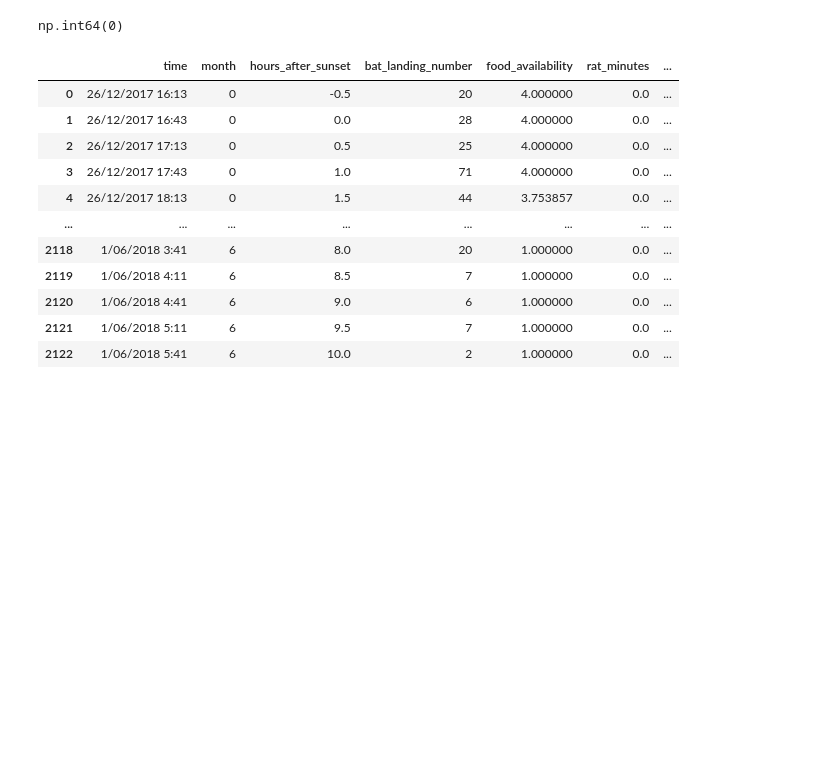
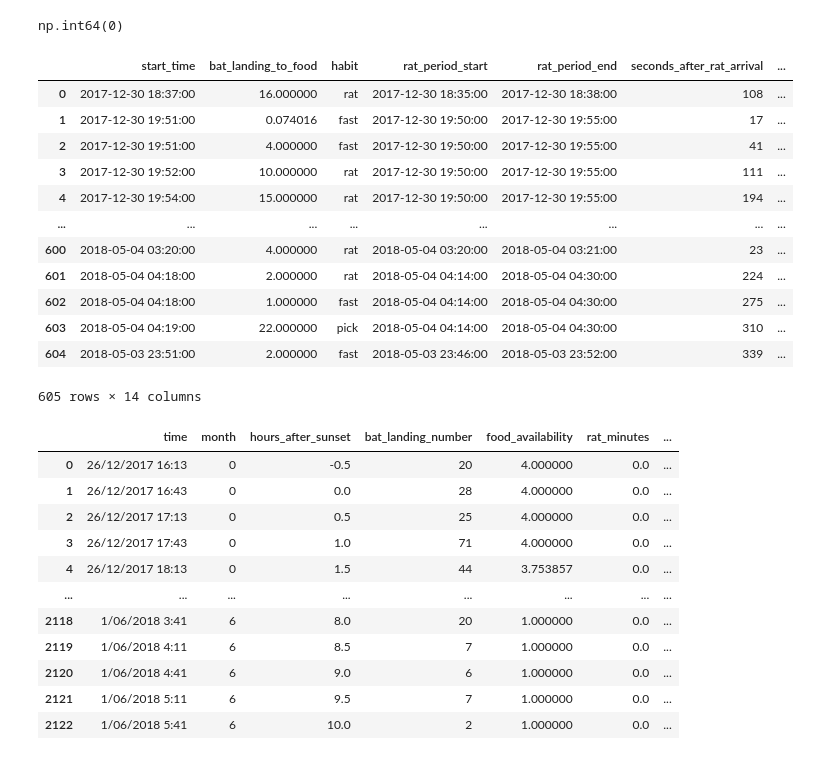
Before and after one commit to sawchinstha/Bat_Rat, a Jupyter notebook: analysis.ipynb, the cells around one changed output. Saved outputs shown, nothing was run; the diff lists cells and outputs as text; code cells hidden in the pictures; blank space fills up the shorter version.

```diff
--- a/analysis.ipynb
+++ b/analysis.ipynb
@@ -248,6 +272,23 @@ df1['time_valid'] = (df1['start_time'] >= df1['rat_period_start']) & (df1['start
 df1['time_valid'].isnull().sum()
 # %% [output]
 np.int64(0)
+# %%
+df1 = df1.reset_index(drop=True)
+df1
+# %% [output]
+|  | start_time | bat_landing_to_food | habit | rat_period_start | rat_period_end | seconds_after_rat_arrival | ... |
+| 0 | 2017-12-30 18:37:00 | 16.000000 | rat | 2017-12-30 18:35:00 | 2017-12-30 18:38:00 | 108 | ... |
+| 1 | 2017-12-30 19:51:00 | 0.074016 | fast | 2017-12-30 19:50:00 | 2017-12-30 19:55:00 | 17 | ... |
+| 2 | 2017-12-30 19:51:00 | 4.000000 | fast | 2017-12-30 19:50:00 | 2017-12-30 19:55:00 | 41 | ... |
+| 3 | 2017-12-30 19:52:00 | 10.000000 | rat | 2017-12-30 19:50:00 | 2017-12-30 19:55:00 | 111 | ... |
+| 4 | 2017-12-30 19:54:00 | 15.000000 | rat | 2017-12-30 19:50:00 | 2017-12-30 19:55:00 | 194 | ... |
+| ... | ... | ... | ... | ... | ... | ... | ... |
+| 600 | 2018-05-04 03:20:00 | 4.000000 | rat | 2018-05-04 03:20:00 | 2018-05-04 03:21:00 | 23 | ... |
+| 601 | 2018-05-04 04:18:00 | 2.000000 | rat | 2018-05-04 04:14:00 | 2018-05-04 04:30:00 | 224 | ... |
+| 602 | 2018-05-04 04:18:00 | 1.000000 | fast | 2018-05-04 04:14:00 | 2018-05-04 04:30:00 | 275 | ... |
+| 603 | 2018-05-04 04:19:00 | 22.000000 | pick | 2018-05-04 04:14:00 | 2018-05-04 04:30:00 | 310 | ... |
+| 604 | 2018-05-03 23:51:00 | 2.000000 | fast | 2018-05-03 23:46:00 | 2018-05-03 23:52:00 | 339 | ... |
+605 rows × 14 columns
 # %%
 df2
 # %% [output]
```
Also changed, not shown: parts of 17 cells of this notebook.
